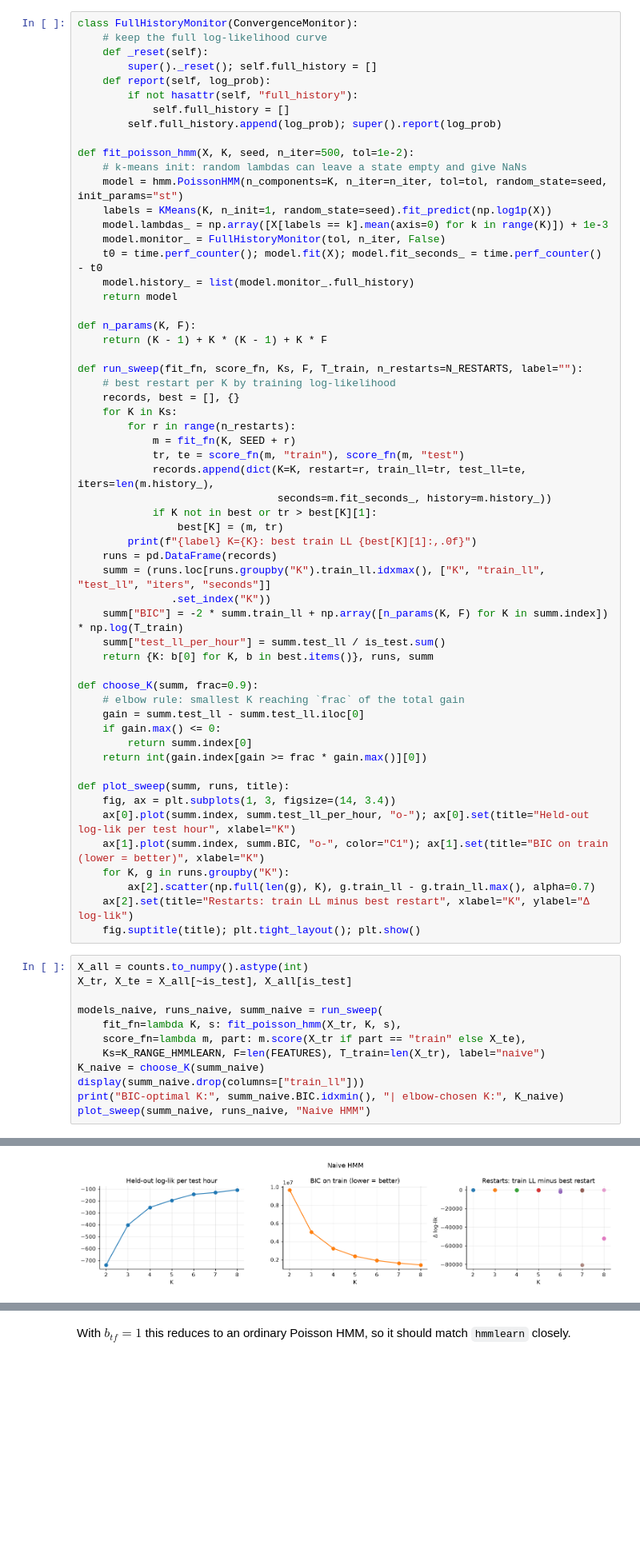
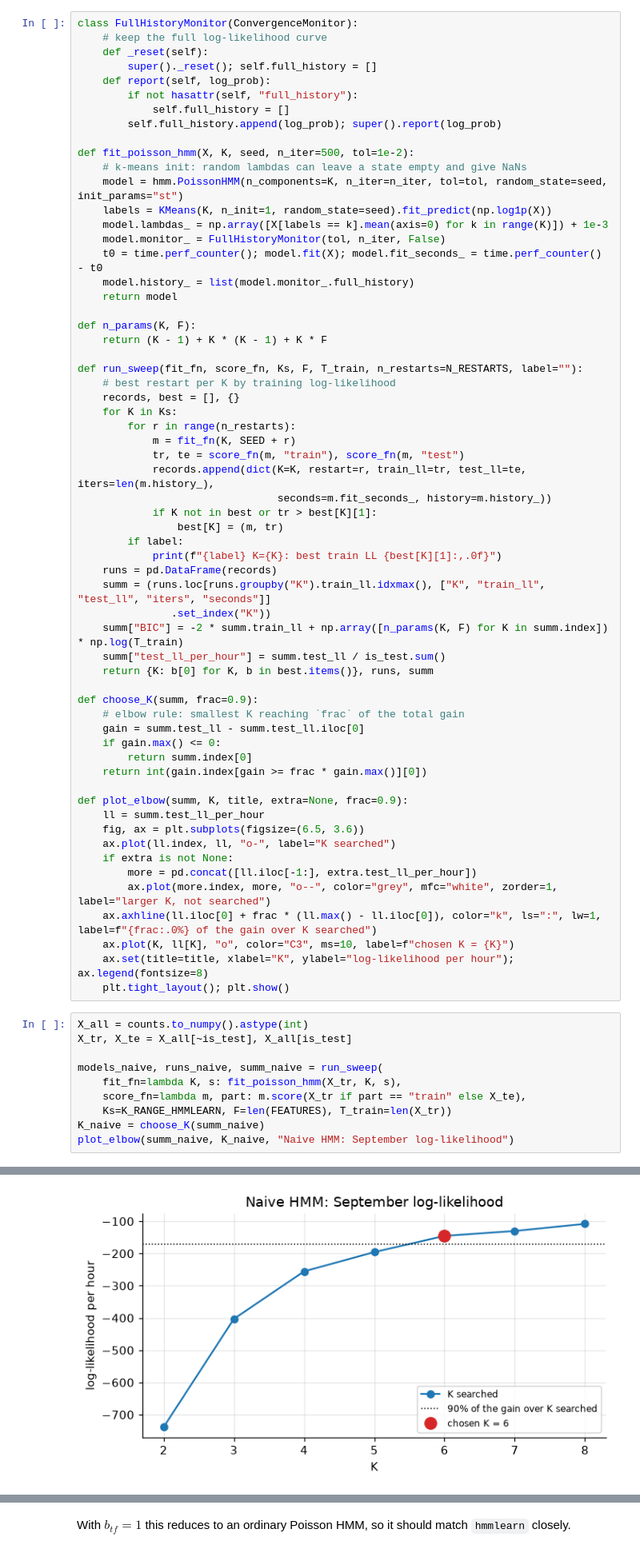
Before and after one commit to JonahS-Dev/Citi-Bike-HMM, a Jupyter notebook: citibike_hmm.ipynb, the cells around one changed output, grey strips where cells are left out. Shown at 80% size. Cells and saved outputs as stored; diff of their text form; blank space fills up the shorter version.

Commit message:
Add state comparison heat map and elbow plots

```diff
--- a/citibike_hmm.ipynb
+++ b/citibike_hmm.ipynb
@@ -290,7 +290,8 @@ def run_sweep(fit_fn, score_fn, Ks, F, T_train, n_restarts=N_RESTARTS, label="")
                                 seconds=m.fit_seconds_, history=m.history_))
             if K not in best or tr > best[K][1]:
                 best[K] = (m, tr)
-        print(f"{label} K={K}: best train LL {best[K][1]:,.0f}")
+        if label:
+            print(f"{label} K={K}: best train LL {best[K][1]:,.0f}")
     runs = pd.DataFrame(records)
     summ = (runs.loc[runs.groupby("K").train_ll.idxmax(), ["K", "train_ll", "test_ll", "iters", "seconds"]]
                .set_index("K"))
@@ -305,14 +306,17 @@ def choose_K(summ, frac=0.9):
         return summ.index[0]
     return int(gain.index[gain >= frac * gain.max()][0])
 
-def plot_sweep(summ, runs, title):
-    fig, ax = plt.subplots(1, 3, figsize=(14, 3.4))
-    ax[0].plot(summ.index, summ.test_ll_per_hour, "o-"); ax[0].set(title="Held-out log-lik per test hour", xlabel="K")
-    ax[1].plot(summ.index, summ.BIC, "o-", color="C1"); ax[1].set(title="BIC on train (lower = better)", xlabel="K")
-    for K, g in runs.groupby("K"):
-        ax[2].scatter(np.full(len(g), K), g.train_ll - g.train_ll.max(), alpha=0.7)
-    ax[2].set(title="Restarts: train LL minus best restart", xlabel="K", ylabel="Δ log-lik")
-    fig.suptitle(title); plt.tight_layout(); plt.show()
+def plot_elbow(summ, K, title, extra=None, frac=0.9):
+    ll = summ.test_ll_per_hour
+    fig, ax = plt.subplots(figsize=(6.5, 3.6))
+    ax.plot(ll.index, ll, "o-", label="K searched")
+    if extra is not None:
+        more = pd.concat([ll.iloc[-1:], extra.test_ll_per_hour])
+        ax.plot(more.index, more, "o--", color="grey", mfc="white", zorder=1, label="larger K, not searched")
+    ax.axhline(ll.iloc[0] + frac * (ll.max() - ll.iloc[0]), color="k", ls=":", lw=1, label=f"{frac:.0%} of the gain over K searched")
+    ax.plot(K, ll[K], "o", color="C3", ms=10, label=f"chosen K = {K}")
+    ax.set(title=title, xlabel="K", ylabel="log-likelihood per hour"); ax.legend(fontsize=8)
+    plt.tight_layout(); plt.show()
 # %%
 X_all = counts.to_numpy().astype(int)
 X_tr, X_te = X_all[~is_test], X_all[is_test]
@@ -320,9 +324,7 @@ X_tr, X_te = X_all[~is_test], X_all[is_test]
 models_naive, runs_naive, summ_naive = run_sweep(
     fit_fn=lambda K, s: fit_poisson_hmm(X_tr, K, s),
     score_fn=lambda m, part: m.score(X_tr if part == "train" else X_te),
-    Ks=K_RANGE_HMMLEARN, F=len(FEATURES), T_train=len(X_tr), label="naive")
+    Ks=K_RANGE_HMMLEARN, F=len(FEATURES), T_train=len(X_tr))
 K_naive = choose_K(summ_naive)
-display(summ_naive.drop(columns=["train_ll"]))
-print("BIC-optimal K:", summ_naive.BIC.idxmin(), "| elbow-chosen K:", K_naive)
-plot_sweep(summ_naive, runs_naive, "Naive HMM")
+plot_elbow(summ_naive, K_naive, "Naive HMM: September log-likelihood")
 # %% [output]
@@ -346,4 +331,4 @@ BIC-optimal K: 8 | elbow-chosen K: 6
-[figure, old version]
+[figure, new version]
 # %%
 def relabel_by(values):
     order = np.argsort(values); rank = np.empty_like(order); rank[order] = np.arange(len(order)); return rank
```
Also changed, not shown: parts of 6 cells of this notebook.
